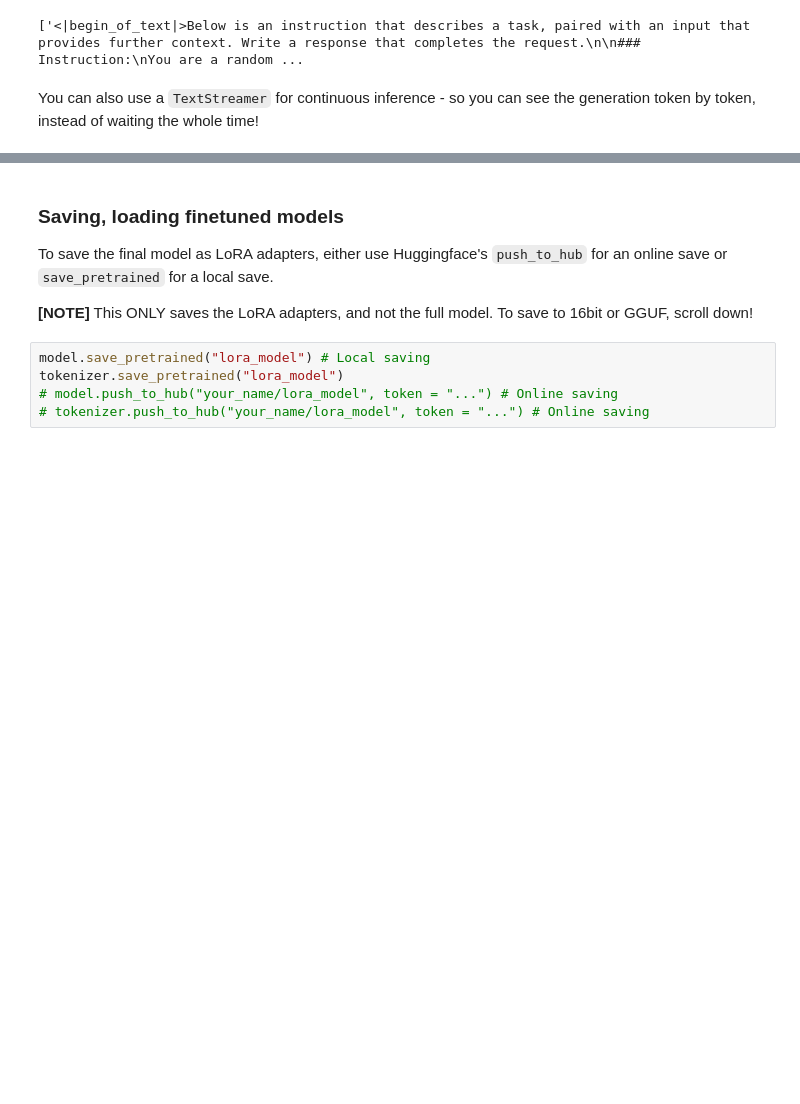
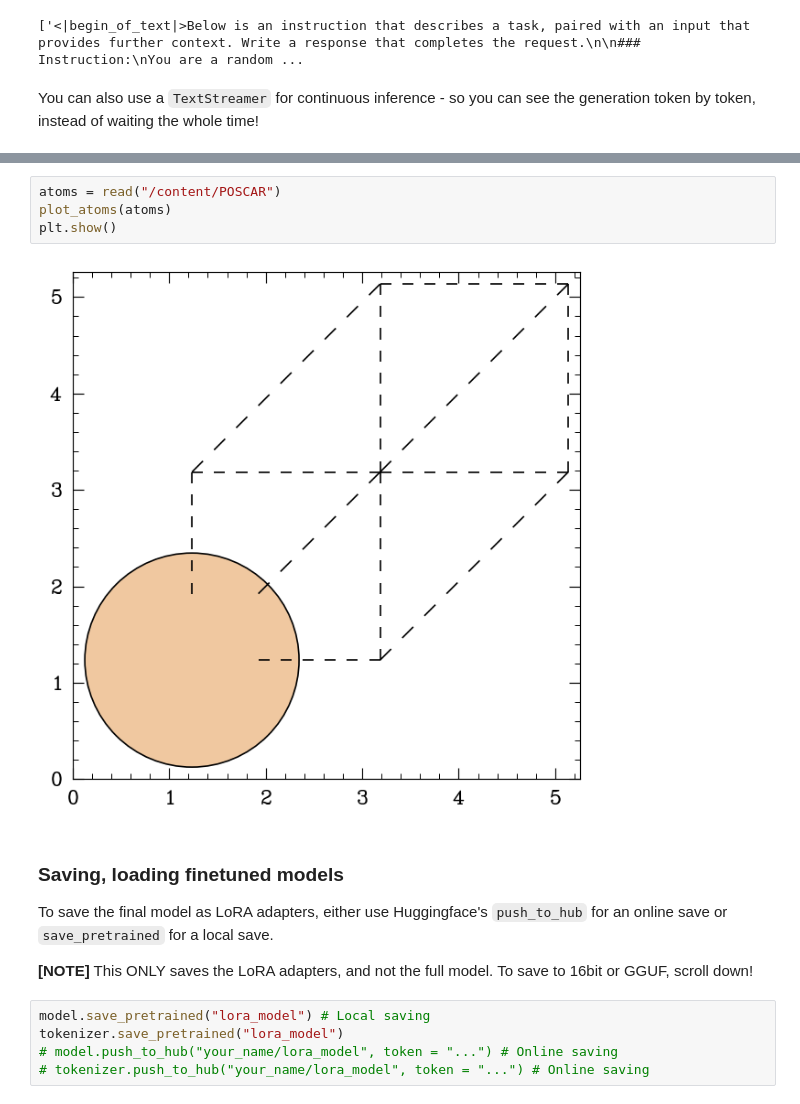
Before and after one commit to catastropiyush/LLMon, a Jupyter notebook: Llama_3_1_8b_+_Unsloth_2x_faster_finetuning.ipynb, the cells around one changed output, grey strips where cells are left out. Cells and saved outputs as stored; diff of their text form; blank space fills up the shorter version.

```diff
--- a/Llama_3_1_8b_+_Unsloth_2x_faster_finetuning.ipynb
+++ b/Llama_3_1_8b_+_Unsloth_2x_faster_finetuning.ipynb
@@ -390,3 +431,9 @@ You are a random material predictor. The general structure of a POSCAR is:
+# %%
+atoms = read("/content/POSCAR")
+plot_atoms(atoms)
+plt.show()
+# %% [output]
+[figure, added]
 # %% [markdown]
 <a name="Save"></a>
 ### Saving, loading finetuned models
```
Also changed, not shown: parts of 4 cells of this notebook.
